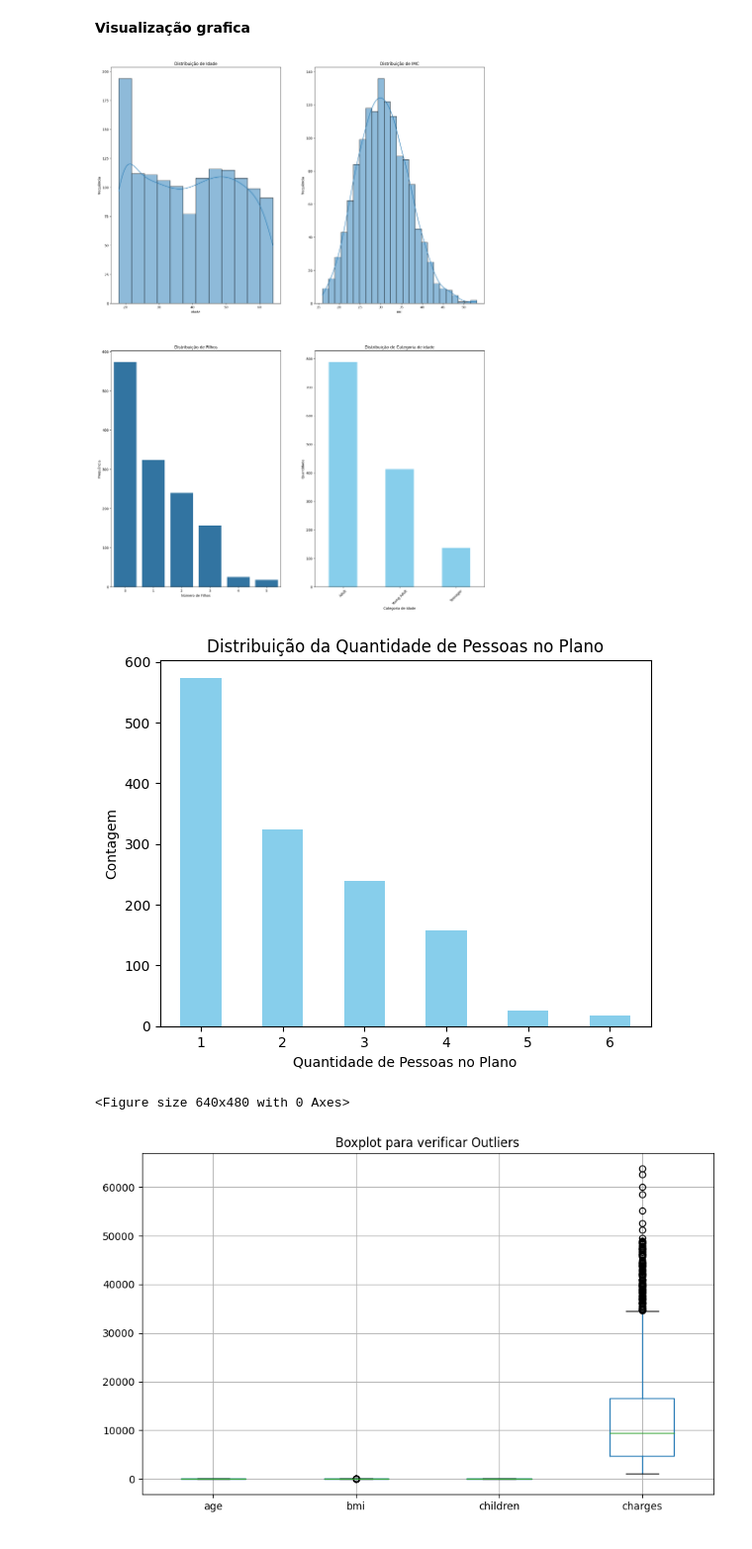
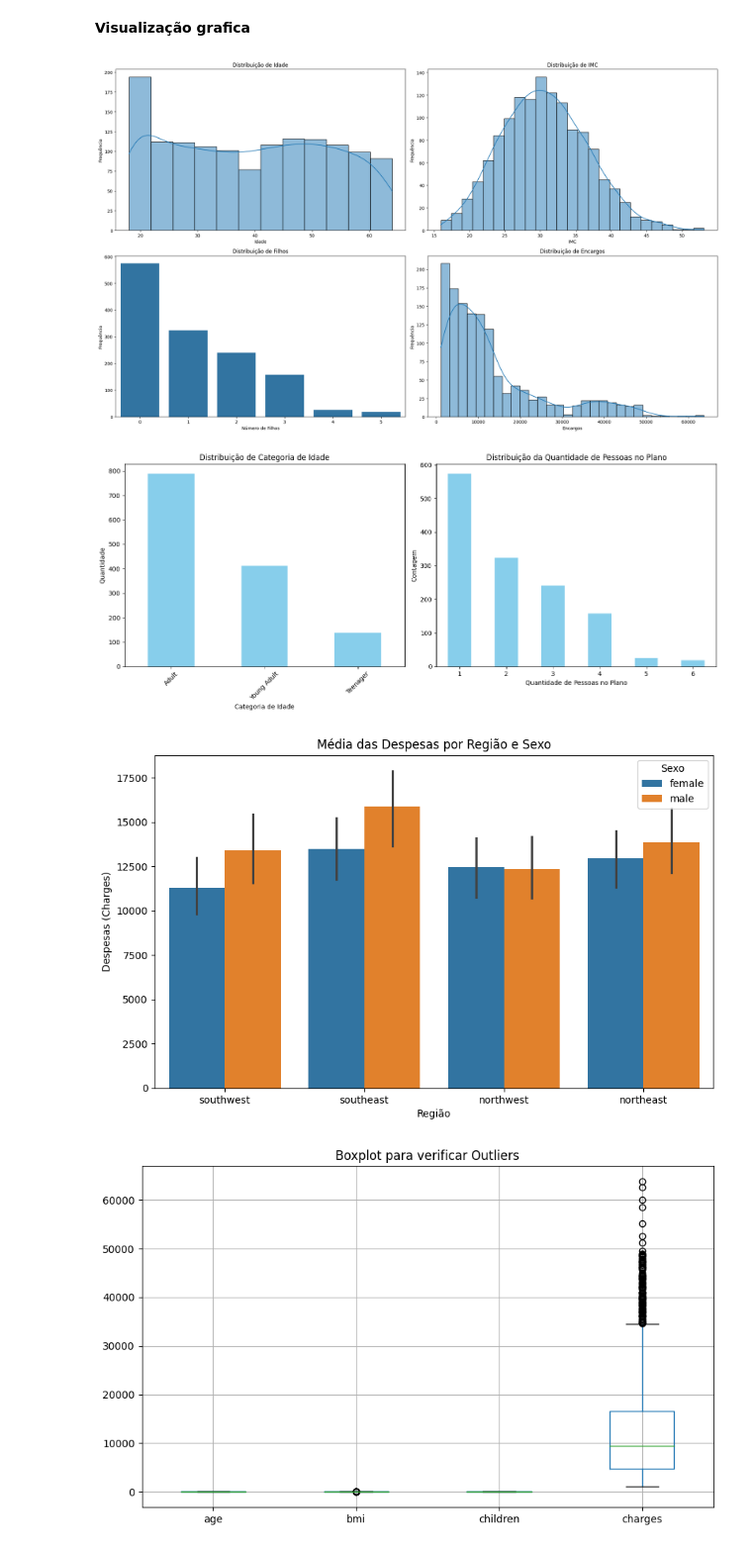
Before and after one commit to patrickdevv/FIAP_Fase01_Desafio, a Jupyter notebook: Desafio_v2.ipynb, the cells around one changed output. Shown at 99% size. Saved outputs shown, nothing was run; the diff lists cells and outputs as text; code cells hidden in the pictures.

```diff
--- a/Desafio_v2.ipynb
+++ b/Desafio_v2.ipynb
@@ -130,8 +147,8 @@ máximo                 6.000000
 # %% [markdown]
 **Visualização grafica**
 # %%
-# Visualização das distribuições
-plt.figure(figsize=(20, 28))
+# Configurar o tamanho da figura e subplots
+plt.figure(figsize=(20, 12))
 
 # Idade
 plt.subplot(2, 2, 1)
@@ -148,41 +165,66 @@ plt.xlabel('IMC')
 plt.ylabel('Frequência')
 
 # Filhos
 plt.subplot(2, 2, 3)
 sns.countplot(x='children', data=df)
 plt.title('Distribuição de Filhos')
 plt.xlabel('Número de Filhos')
 plt.ylabel('Frequência')
 
 # Encargos
 plt.subplot(2, 2, 4)
 sns.histplot(df['charges'], kde=True)
 plt.title('Distribuição de Encargos')
 plt.xlabel('Encargos')
 plt.ylabel('Frequência')
 
-# Plotar a distribuição da variável categórica
+# Ajustar o layout
+plt.tight_layout()
+
+# Mostrar os gráficos
+plt.show()
+
+# Plotar as distribuições de variáveis categóricas
+plt.figure(figsize=(14, 6))
+
+# Categoria de idade
+plt.subplot(1, 2, 1)
 df['age_category'].value_counts().plot(kind='bar', color='skyblue')
-plt.title('Distribuição de Categoria de idade')
+plt.title('Distribuição de Categoria de Idade')
 plt.xlabel('Categoria de Idade')
 plt.ylabel('Quantidade')
 plt.xticks(rotation=45)
-plt.show()
 
-# Plotar a distribuição da quantidade de pessoas no plano
+# Quantidade de pessoas no plano
+plt.subplot(1, 2, 2)
 df['number_people_on_plan'].value_counts().sort_index().plot(kind='bar', color='skyblue')
 plt.title('Distribuição da Quantidade de Pessoas no Plano')
 plt.xlabel('Quantidade de Pessoas no Plano')
 plt.ylabel('Contagem')
 plt.xticks(rotation=0)
+
+# Ajustar o layout
+plt.tight_layout()
+
+# Mostrar os gráficos
 plt.show()
 
-plt.tight_layout()
+# Gráfico de barras para média das despesas por região e sexo
+plt.figure(figsize=(10, 6))
+sns.barplot(x='region', y='charges', hue='sex', data=df)
+
+# Adicionar títulos e rótulos
+plt.title('Média das Despesas por Região e Sexo')
+plt.xlabel('Região')
+plt.ylabel('Despesas (Charges)')
+plt.legend(title='Sexo')
+
+# Mostrar o gráfico
 plt.show()
 # %% [output]
-[figure, old version]
+[figure, new version]
-[figure, old version]
+[figure, new version]
-<Figure size 640x480 with 0 Axes>
+[figure, added]
 # %%
 # Boxplot para verificar outliers
 plt.figure(figsize=(10, 6))
```
Also changed, not shown: parts of 2 cells of this notebook.
